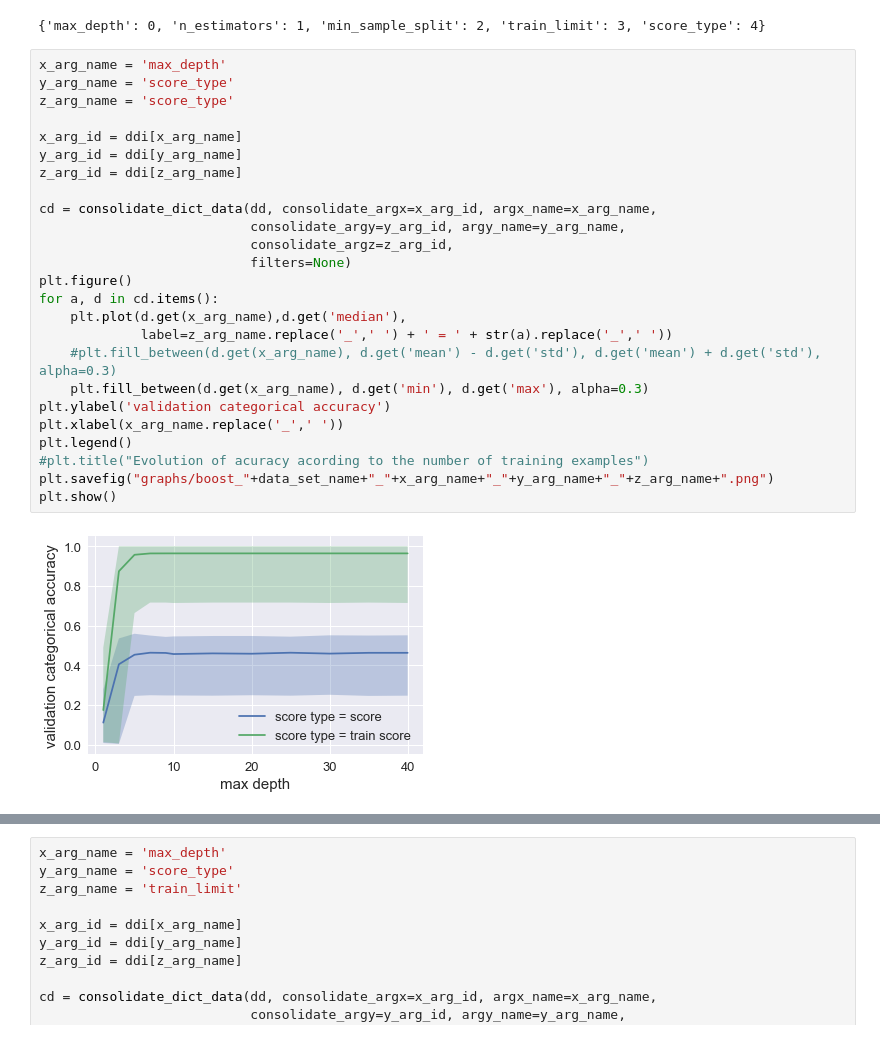
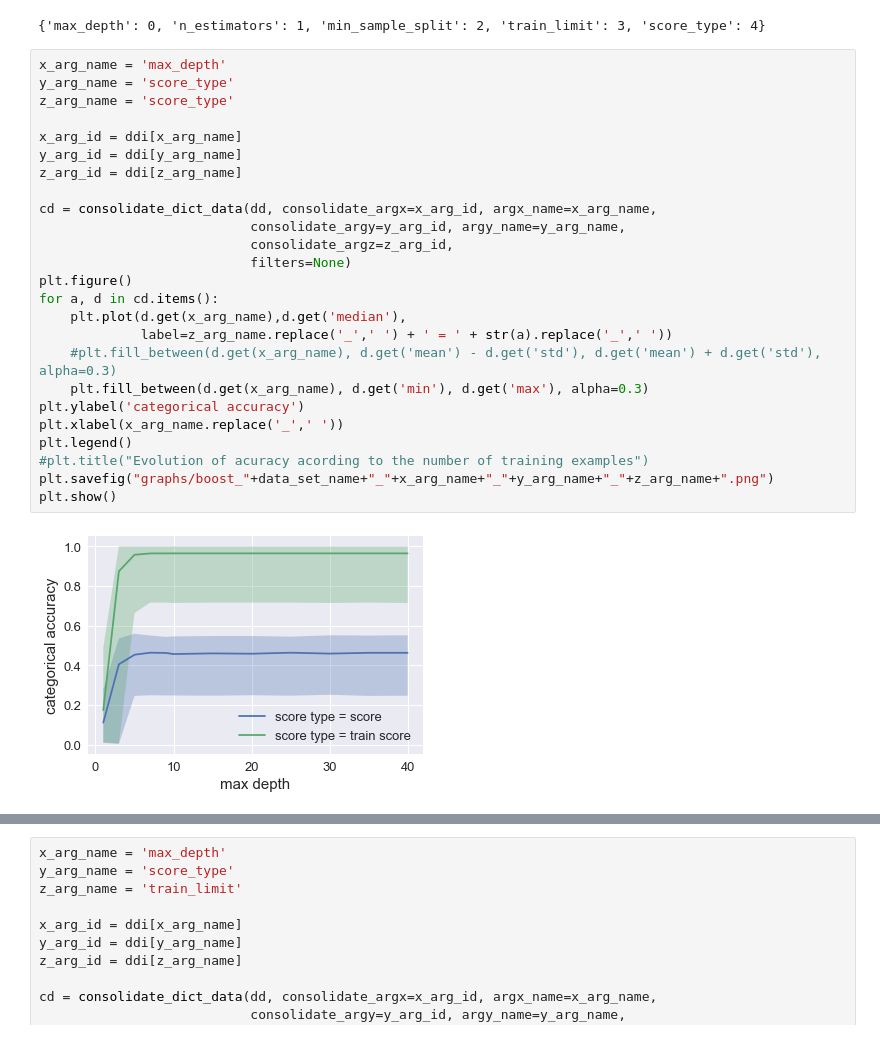
Before and after one commit to anliec/ML_homework_supervised, a Jupyter notebook: plot_boost.ipynb, the cells around one changed output, grey strips where cells are left out. Drawn from its saved outputs; the diff is of its cells as text.

```diff
--- a/boost_test.ipynb
+++ b/plot_boost.ipynb
@@ -189,30 +189,30 @@ print(ddi)
 # %%
 x_arg_name = 'max_depth'
 y_arg_name = 'score_type'
 z_arg_name = 'score_type'
 
 x_arg_id = ddi[x_arg_name]
 y_arg_id = ddi[y_arg_name]
 z_arg_id = ddi[z_arg_name]
 
 cd = consolidate_dict_data(dd, consolidate_argx=x_arg_id, argx_name=x_arg_name,
                            consolidate_argy=y_arg_id, argy_name=y_arg_name,
                            consolidate_argz=z_arg_id,
                            filters=None)
 plt.figure()
 for a, d in cd.items():
     plt.plot(d.get(x_arg_name),d.get('median'),
              label=z_arg_name.replace('_',' ') + ' = ' + str(a).replace('_',' '))
     #plt.fill_between(d.get(x_arg_name), d.get('mean') - d.get('std'), d.get('mean') + d.get('std'), alpha=0.3)
     plt.fill_between(d.get(x_arg_name), d.get('min'), d.get('max'), alpha=0.3)
-plt.ylabel('validation categorical accuracy')
+plt.ylabel('categorical accuracy')
 plt.xlabel(x_arg_name.replace('_',' '))
 plt.legend()
 #plt.title("Evolution of acuracy acording to the number of training examples")
 plt.savefig("graphs/boost_"+data_set_name+"_"+x_arg_name+"_"+y_arg_name+"_"+z_arg_name+".png")
 plt.show()
 # %% [output]
-[figure, old version]
+[figure, new version]
 # %%
 x_arg_name = 'n_estimators'
 y_arg_name = 'score_type'
```
Also changed, not shown: parts of 5 cells of this notebook, 14 other files.
